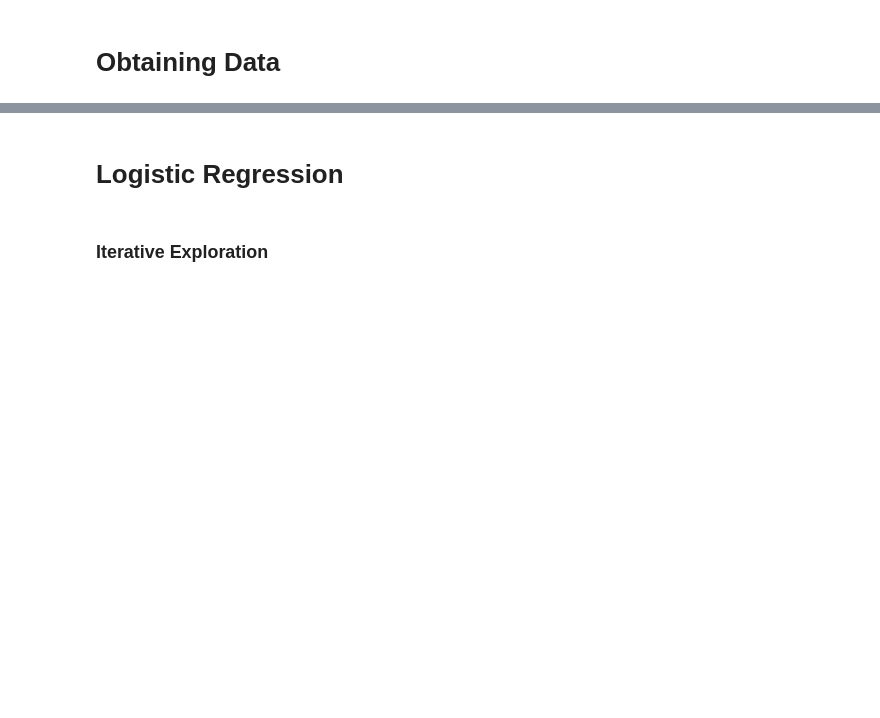
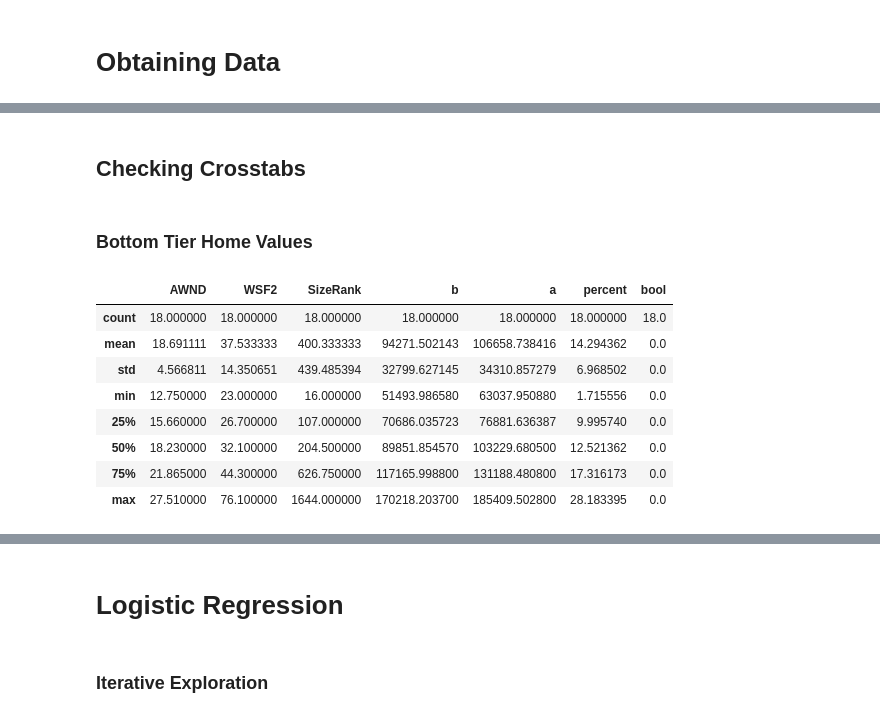
Before and after one commit to SSGrasland/Modeling-Hurricane-Impact-on-Florida-Real-Estate-Value-, a Jupyter notebook: 4. Modeling.ipynb, the cells around one changed output, grey strips where cells are left out. Drawn from its saved outputs; the diff is of its cells as text; code cells hidden in the pictures; blank space fills up the shorter version.

```diff
--- a/4. Modeling.ipynb
+++ b/4. Modeling.ipynb
@@ -48,0 +61,17 @@ six.head()
+# %% [markdown]
+## Checking Crosstabs
+# %% [markdown]
+### Bottom Tier Home Values
+# %%
+#check crosstabs
+bottom[bottom['bool'] == 0].describe()
+# %% [output]
+|  | AWND | WSF2 | SizeRank | b | a | percent | bool |
+| count | 18.000000 | 18.000000 | 18.000000 | 18.000000 | 18.000000 | 18.000000 | 18.0 |
+| mean | 18.691111 | 37.533333 | 400.333333 | 94271.502143 | 106658.738416 | 14.294362 | 0.0 |
+| std | 4.566811 | 14.350651 | 439.485394 | 32799.627145 | 34310.857279 | 6.968502 | 0.0 |
+| min | 12.750000 | 23.000000 | 16.000000 | 51493.986580 | 63037.950880 | 1.715556 | 0.0 |
+| 25% | 15.660000 | 26.700000 | 107.000000 | 70686.035723 | 76881.636387 | 9.995740 | 0.0 |
+| 50% | 18.230000 | 32.100000 | 204.500000 | 89851.854570 | 103229.680500 | 12.521362 | 0.0 |
+| 75% | 21.865000 | 44.300000 | 626.750000 | 117165.998800 | 131188.480800 | 17.316173 | 0.0 |
+| max | 27.510000 | 76.100000 | 1644.000000 | 170218.203700 | 185409.502800 | 28.183395 | 0.0 |
```
Also changed, not shown: parts of 12 cells of this notebook, 2 other files.
